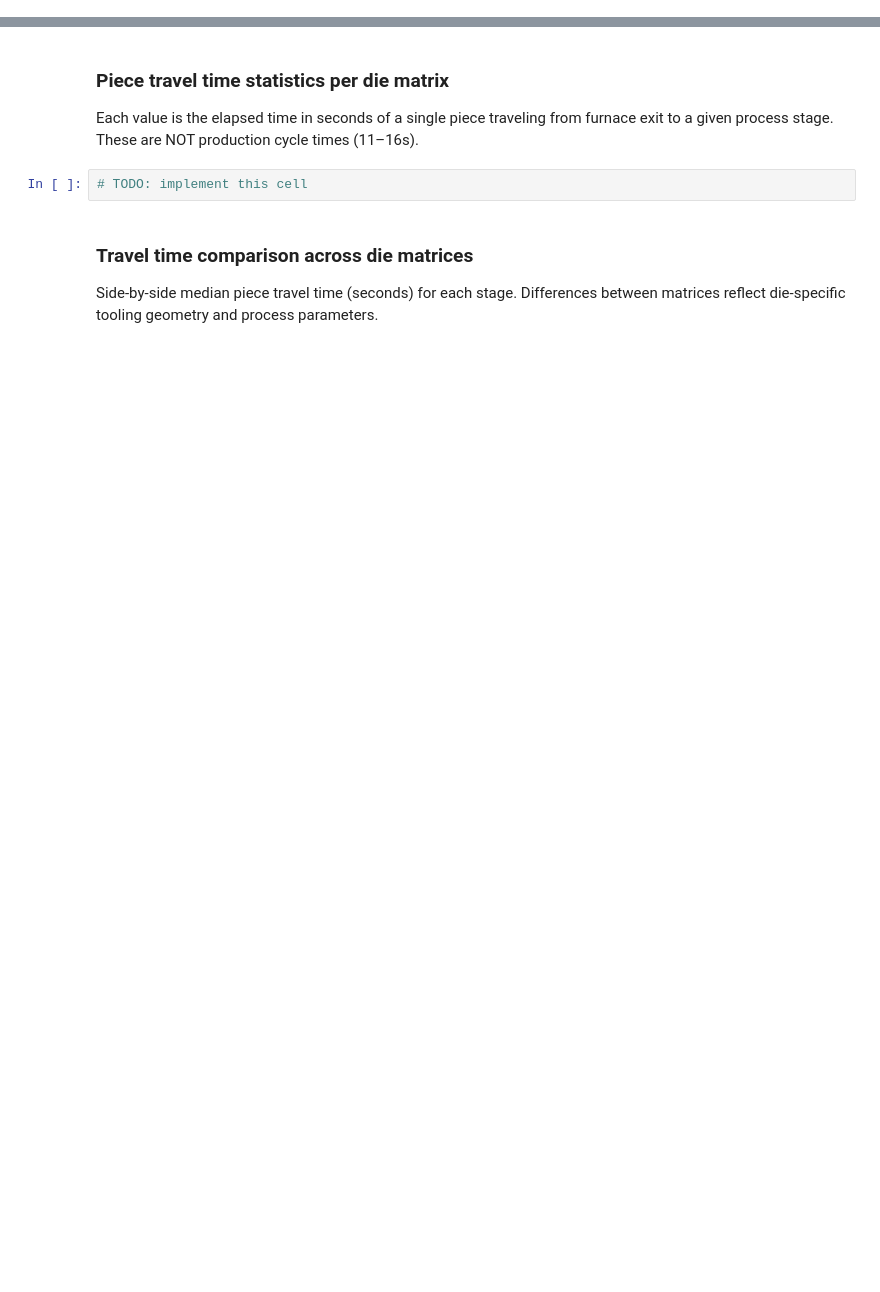
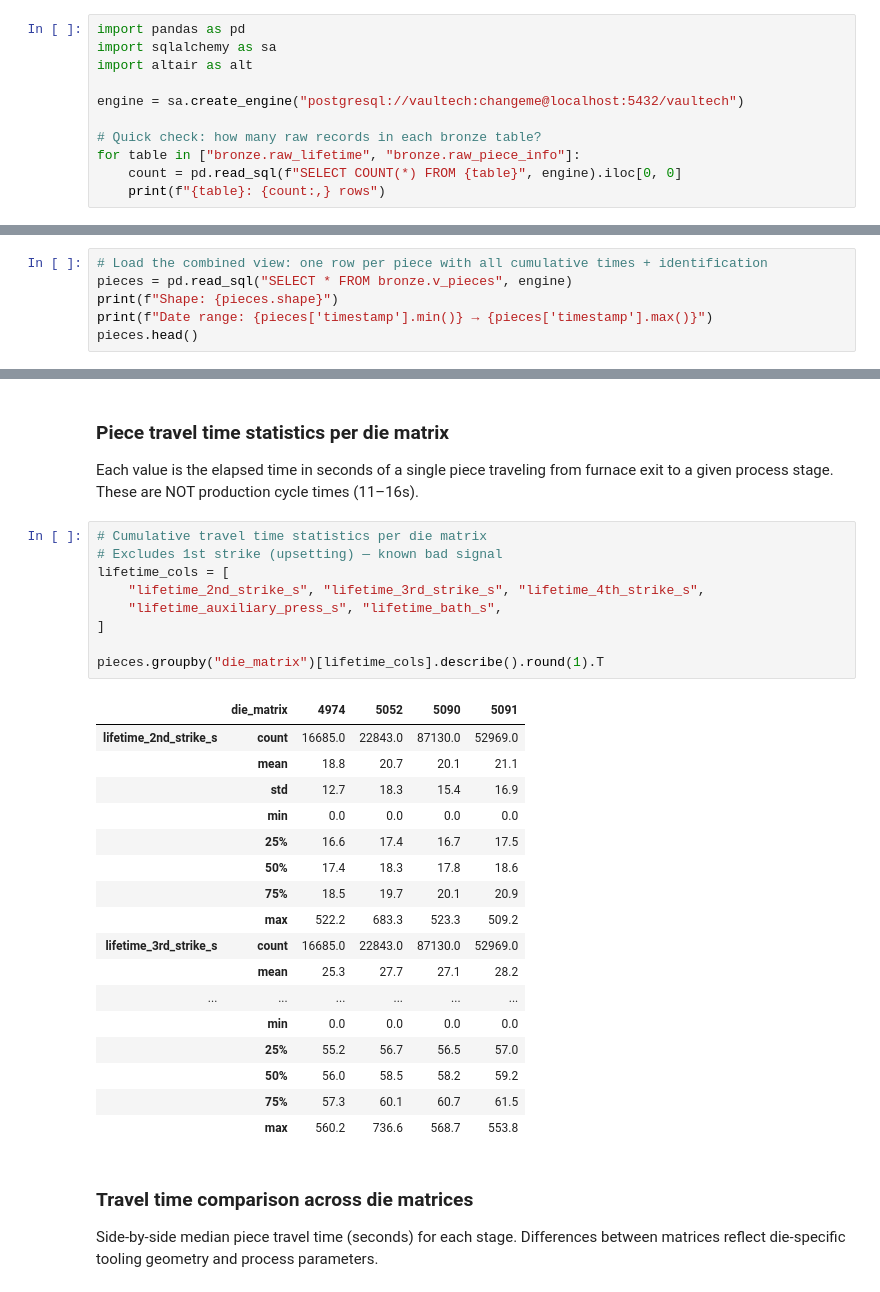
Before and after one commit to leomatthey/vaultech-analysis, a Jupyter notebook: notebooks/00_explore_data.ipynb, the cells around one changed output, grey strips where cells are left out. Drawn from its saved outputs; the diff is of its cells as text; blank space fills up the shorter version.

Commit message:
task-02: explore raw data — signals, quality issues, per-matrix analysis

```diff
--- a/notebooks/00_explore_data.ipynb
+++ b/notebooks/00_explore_data.ipynb
@@ -29,0 +32,11 @@ All lifetime values are **cumulative piece travel times in seconds** from furnac
+# %%
+import pandas as pd
+import sqlalchemy as sa
+import altair as alt
+
+engine = sa.create_engine("postgresql://vaultech:changeme@localhost:5432/vaultech")
+
+# Quick check: how many raw records in each bronze table?
+for table in ["bronze.raw_lifetime", "bronze.raw_piece_info"]:
+    count = pd.read_sql(f"SELECT COUNT(*) FROM {table}", engine).iloc[0, 0]
+    print(f"{table}: {count:,} rows")
@@ -69,0 +177,6 @@ Join lifetime signals with piece identification (piece_id, die_matrix) using the
+# %%
+# Load the combined view: one row per piece with all cumulative times + identification
+pieces = pd.read_sql("SELECT * FROM bronze.v_pieces", engine)
+print(f"Shape: {pieces.shape}")
+print(f"Date range: {pieces['timestamp'].min()} → {pieces['timestamp'].max()}")
+pieces.head()
@@ -80,8 +224,33 @@ How many records and unique pieces each die matrix has, and the time period it w
 ### Piece travel time statistics per die matrix
 
 Each value is the elapsed time in seconds of a single piece traveling from furnace exit to a given process stage. These are NOT production cycle times (11–16s).
-# %%
-# TODO: implement this cell
+# %%
+# Cumulative travel time statistics per die matrix
+# Excludes 1st strike (upsetting) — known bad signal
+lifetime_cols = [
+    "lifetime_2nd_strike_s", "lifetime_3rd_strike_s", "lifetime_4th_strike_s",
+    "lifetime_auxiliary_press_s", "lifetime_bath_s",
+]
+
+pieces.groupby("die_matrix")[lifetime_cols].describe().round(1).T
+# %% [output]
+|  | die_matrix | 4974 | 5052 | 5090 | 5091 |
+| lifetime_2nd_strike_s | count | 16685.0 | 22843.0 | 87130.0 | 52969.0 |
+|  | mean | 18.8 | 20.7 | 20.1 | 21.1 |
+|  | std | 12.7 | 18.3 | 15.4 | 16.9 |
+|  | min | 0.0 | 0.0 | 0.0 | 0.0 |
+|  | 25% | 16.6 | 17.4 | 16.7 | 17.5 |
+|  | 50% | 17.4 | 18.3 | 17.8 | 18.6 |
+|  | 75% | 18.5 | 19.7 | 20.1 | 20.9 |
+|  | max | 522.2 | 683.3 | 523.3 | 509.2 |
+| lifetime_3rd_strike_s | count | 16685.0 | 22843.0 | 87130.0 | 52969.0 |
+|  | mean | 25.3 | 27.7 | 27.1 | 28.2 |
+| ... | ... | ... | ... | ... | ... |
+|  | min | 0.0 | 0.0 | 0.0 | 0.0 |
+|  | 25% | 55.2 | 56.7 | 56.5 | 57.0 |
+|  | 50% | 56.0 | 58.5 | 58.2 | 59.2 |
+|  | 75% | 57.3 | 60.1 | 60.7 | 61.5 |
+|  | max | 560.2 | 736.6 | 568.7 | 553.8 |
 # %% [markdown]
 ### Travel time comparison across die matrices
 
```
Also changed, not shown: parts of 40 cells of this notebook.
